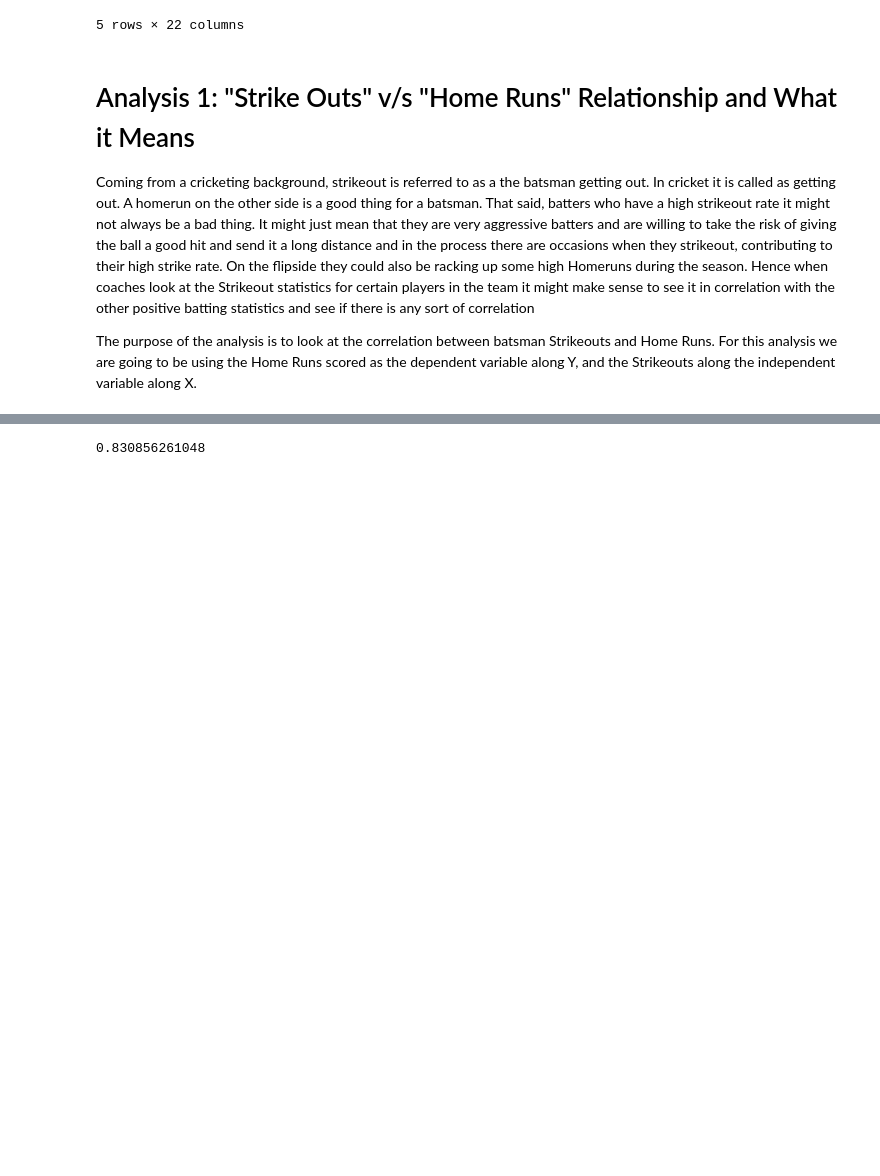
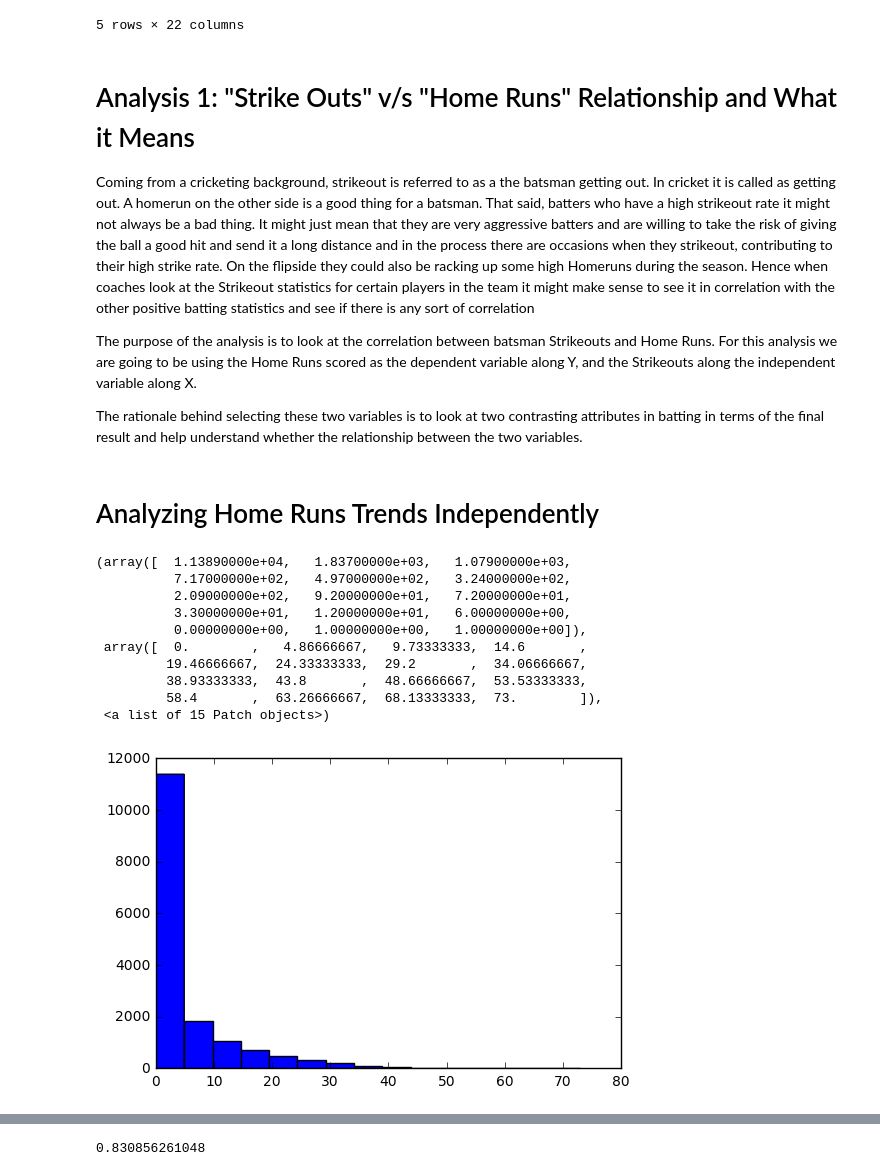
Before and after one commit to Ajinth/Python-Data-Analysis, a Jupyter notebook: P2_Baseball_Submission.ipynb, the cells around one changed output, grey strips where cells are left out. Saved outputs shown, nothing was run; the diff lists cells and outputs as text; code cells hidden in the pictures; blank space fills up the shorter version.

```diff
--- a/P2_Baseball_Submission.ipynb
+++ b/P2_Baseball_Submission.ipynb
@@ -80,3 +80,22 @@ raw_batting_df_nonzeroab.head(5)
 Coming from a cricketing background, strikeout is referred to as a the batsman getting out. In cricket it is called as getting out. A homerun on the other side is a good thing for a batsman. That said, batters who have a high strikeout rate it might not always be a bad thing. It might just mean that they are very aggressive batters and are willing to take the risk of giving the ball a good hit and send it a long distance and in the process there are occasions when they strikeout, contributing to their high strike rate. On the flipside they could also be racking up some high Homeruns during the season. Hence when coaches look at the Strikeout statistics for certain players in the team it might make sense to see it in correlation with the other positive batting statistics and see if there is any sort of correlation
 
 The purpose of the analysis is to look at the correlation between batsman Strikeouts and Home Runs. For this analysis we are going to be using the Home Runs scored as the dependent variable along Y, and the Strikeouts along the independent variable along X.
+
+The rationale behind selecting these two variables is to look at two contrasting attributes in batting in terms of the final result and help understand whether the relationship between the two variables.
+# %% [markdown]
+# Analyzing Home Runs Trends Independently
+# %%
+home_runs = raw_batting_df_nonzeroab['HR']
+plt.hist(home_runs, bins=15)
+# %% [output]
+(array([  1.13890000e+04,   1.83700000e+03,   1.07900000e+03,
+          7.17000000e+02,   4.97000000e+02,   3.24000000e+02,
+          2.09000000e+02,   9.20000000e+01,   7.20000000e+01,
+          3.30000000e+01,   1.20000000e+01,   6.00000000e+00,
+          0.00000000e+00,   1.00000000e+00,   1.00000000e+00]),
+ array([  0.        ,   4.86666667,   9.73333333,  14.6       ,
+         19.46666667,  24.33333333,  29.2       ,  34.06666667,
+         38.93333333,  43.8       ,  48.66666667,  53.53333333,
+         58.4       ,  63.26666667,  68.13333333,  73.        ]),
+ <a list of 15 Patch objects>)
+[figure, added]
```
Also changed, not shown: parts of 75 cells of this notebook.
